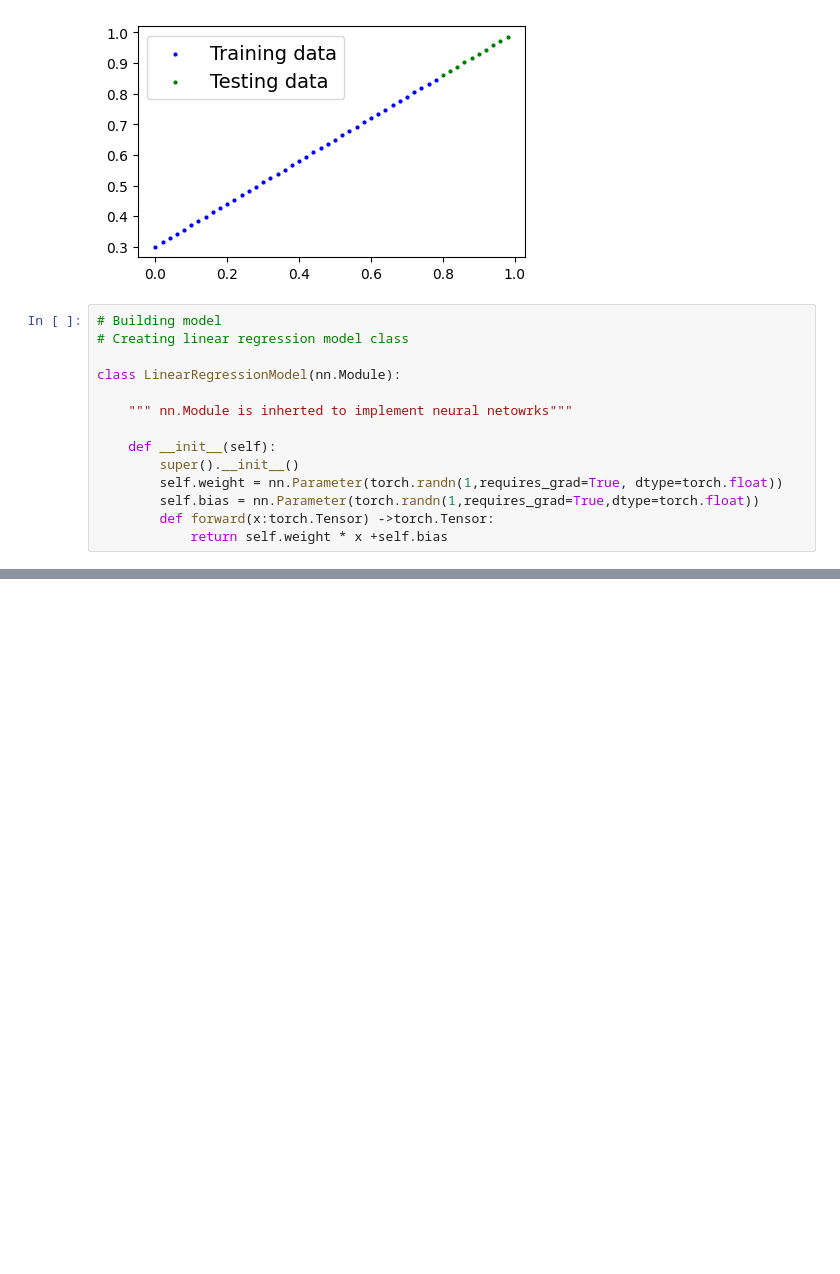
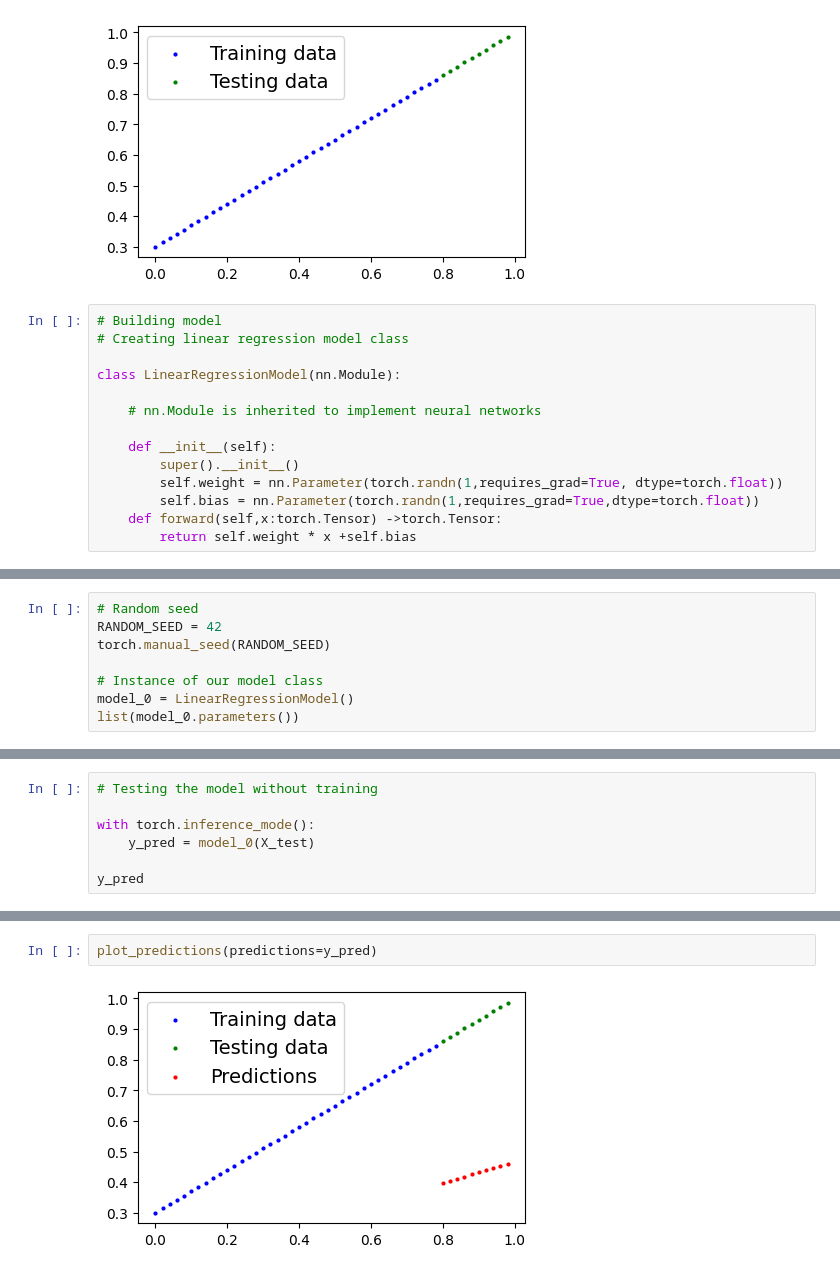
Before and after one commit to vimaurya/LearnDL, a Jupyter notebook: workflowPyTorch.ipynb, the cells around one changed output, grey strips where cells are left out. Saved outputs shown, nothing was run; the diff lists cells and outputs as text; blank space fills up the shorter version.

Commit message:
made prediction without training the model

```diff
--- a/workflowPyTorch.ipynb
+++ b/workflowPyTorch.ipynb
@@ -81,11 +81,11 @@ plot_predictions()
 
 class LinearRegressionModel(nn.Module):
 
-    """ nn.Module is inherted to implement neural netowrks"""
+    # nn.Module is inherited to implement neural networks
 
     def __init__(self):
         super().__init__()
         self.weight = nn.Parameter(torch.randn(1,requires_grad=True, dtype=torch.float))
         self.bias = nn.Parameter(torch.randn(1,requires_grad=True,dtype=torch.float))
-        def forward(x:torch.Tensor) ->torch.Tensor:
-            return self.weight * x +self.bias
+    def forward(self,x:torch.Tensor) ->torch.Tensor:
+        return self.weight * x +self.bias
@@ -91,0 +98,8 @@ class LinearRegressionModel(nn.Module):
+# %%
+# Random seed
+RANDOM_SEED = 42
+torch.manual_seed(RANDOM_SEED)
+
+# Instance of our model class
+model_0 = LinearRegressionModel()
+list(model_0.parameters())
@@ -91,0 +116,7 @@ class LinearRegressionModel(nn.Module):
+# %%
+# Testing the model without training
+
+with torch.inference_mode():
+    y_pred = model_0(X_test)
+
+y_pred
@@ -91,0 +134,4 @@ class LinearRegressionModel(nn.Module):
+# %%
+plot_predictions(predictions=y_pred)
+# %% [output]
+[figure, added]
```
Also changed, not shown: parts of 4 cells of this notebook.
